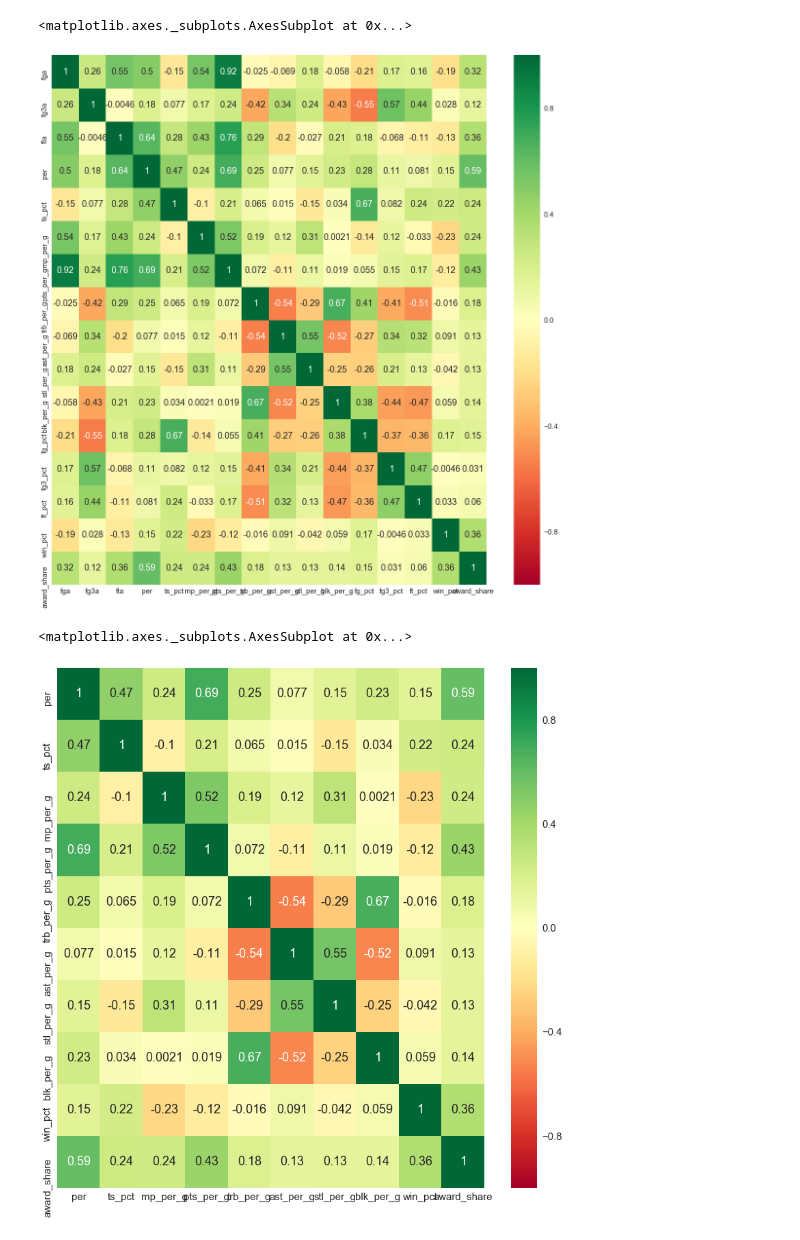
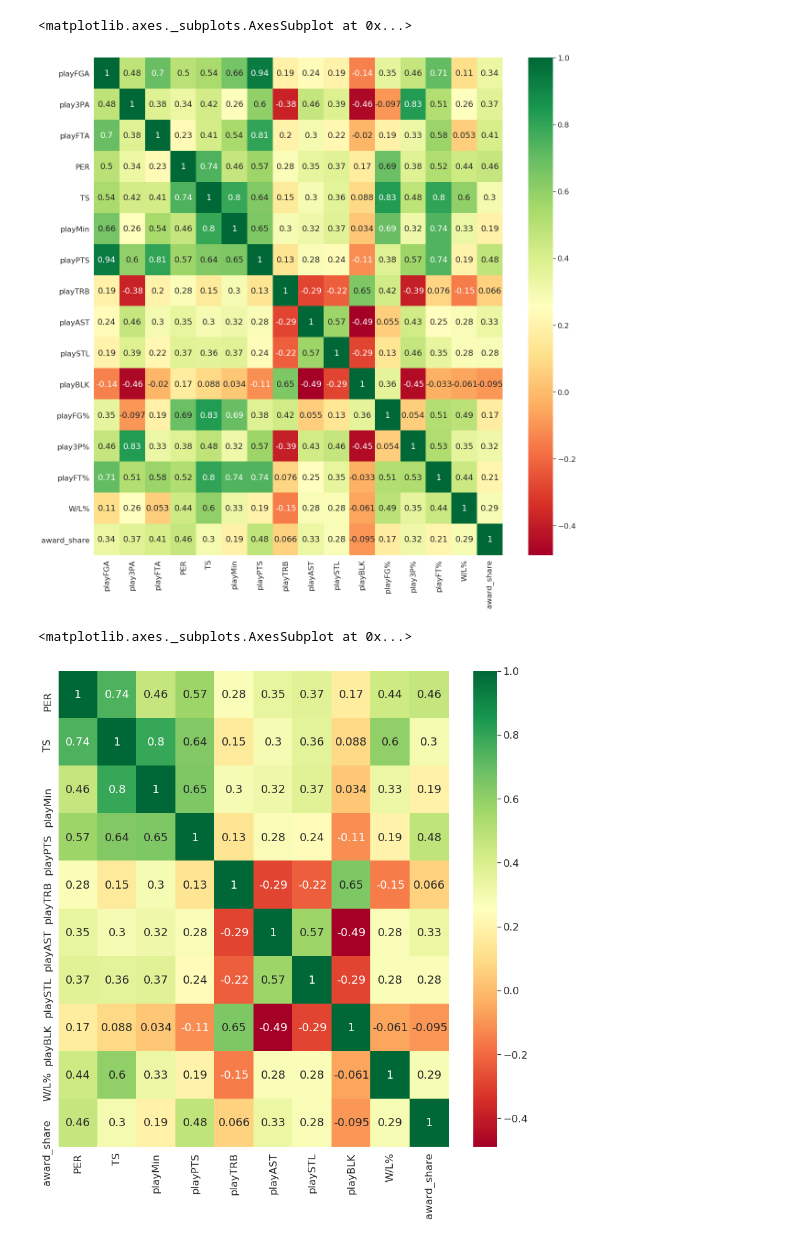
Before and after one commit to vkManish/mvp, a Jupyter notebook: Untitled.ipynb, the cells around one changed output. Cells and saved outputs as stored; diff of their text form; code cells hidden in the pictures.

```diff
--- a/Untitled.ipynb
+++ b/Untitled.ipynb
@@ -200,8 +171,14 @@ playerStats
 # %%
 mvpVoting = pd.read_csv("data/mvp_votings.csv")
 mvpVoting["season"] = mvpVoting["season"].str[:4].astype(int)
-originalFeatures = ['fga', 'fg3a', 'fta', 'per', 'ts_pct', 'mp_per_g', 'pts_per_g', 'trb_per_g',
-                    'ast_per_g', 'stl_per_g', 'blk_per_g', 'fg_pct', 'fg3_pct', 'ft_pct', 'win_pct']
+mvpVoting = mvpVoting[mvpVoting["season"] > 2011]
+
+mvpVoting = mvpVoting[["player", "season", "votes_first", "award_share"]]
+mvpVoting = mvpVoting.rename(columns = {"player": "playDispNm"})
+mvpVoting = mvpVoting.merge(playerStats, how = "left", on = ["playDispNm", "season"])
+mvpVoting = mvpVoting.fillna(0)
+originalFeatures = ['playFGA', 'play3PA', 'playFTA', 'PER', 'TS', 'playMin', 'playPTS', 'playTRB',
+                    'playAST', 'playSTL', 'playBLK', 'playFG%', 'play3P%', 'playFT%', 'W/L%']
 x = mvpVoting[originalFeatures].values
 y = mvpVoting[['award_share']].values
 y = y.reshape(y.shape[0], )
@@ -235,24 +212,24 @@ fig.set_facecolor('white')
 sns.heatmap(data.corr(), annot=True, cmap="RdYlGn")
 # %% [output]
 <matplotlib.axes._subplots.AxesSubplot at 0x...>
-[figure, old version]
+[figure, new version]
 # %%
-features = ['per', 'ts_pct', 'mp_per_g', 'pts_per_g', 'trb_per_g',
-                    'ast_per_g', 'stl_per_g', 'blk_per_g', 'win_pct', 'award_share']
-playerDfFeatures = ["playMin", "playPts", "playAST", "playSTL", "playBLK", "playTRB", ]
+features = ['PER', 'TS', 'playMin', 'playPTS', 'playTRB',
+                    'playAST', 'playSTL', 'playBLK', 'W/L%', 'award_share']
+# playerDfFeatures = ["playMin", "playPts", "playAST", "playSTL", "playBLK", "playTRB", ]
 mvpData = mvpVoting[features]
 x = mvpData.values
 y = mvpData[['award_share']].values
 y = y.reshape(y.shape[0], )
 
 fig = plt.figure(figsize=(14, 14))
 
 fig.set_facecolor('white')
 
 sns.heatmap(mvpData.corr(), annot=True, cmap="RdYlGn")
 # %% [output]
 <matplotlib.axes._subplots.AxesSubplot at 0x...>
-[figure, old version]
+[figure, new version]
 # %%
 player_ranks = []
 playerStats = playerStats[["playDispNm", "season", "teamAbbr", "playMin", "playPTS", "playAST", "playSTL", "playBLK", "playTRB", "TS", "PER", "W/L%"]]
```
Also changed, not shown: parts of 10 cells of this notebook, 1 other file.
